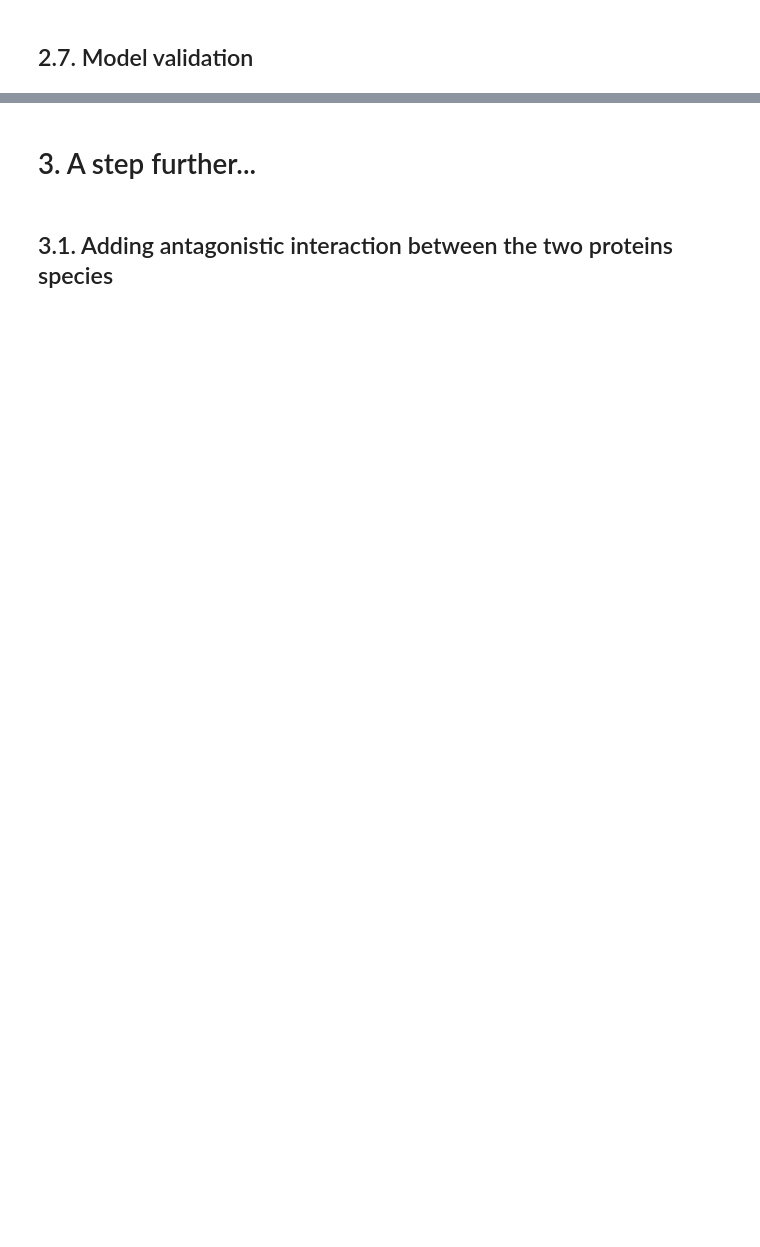
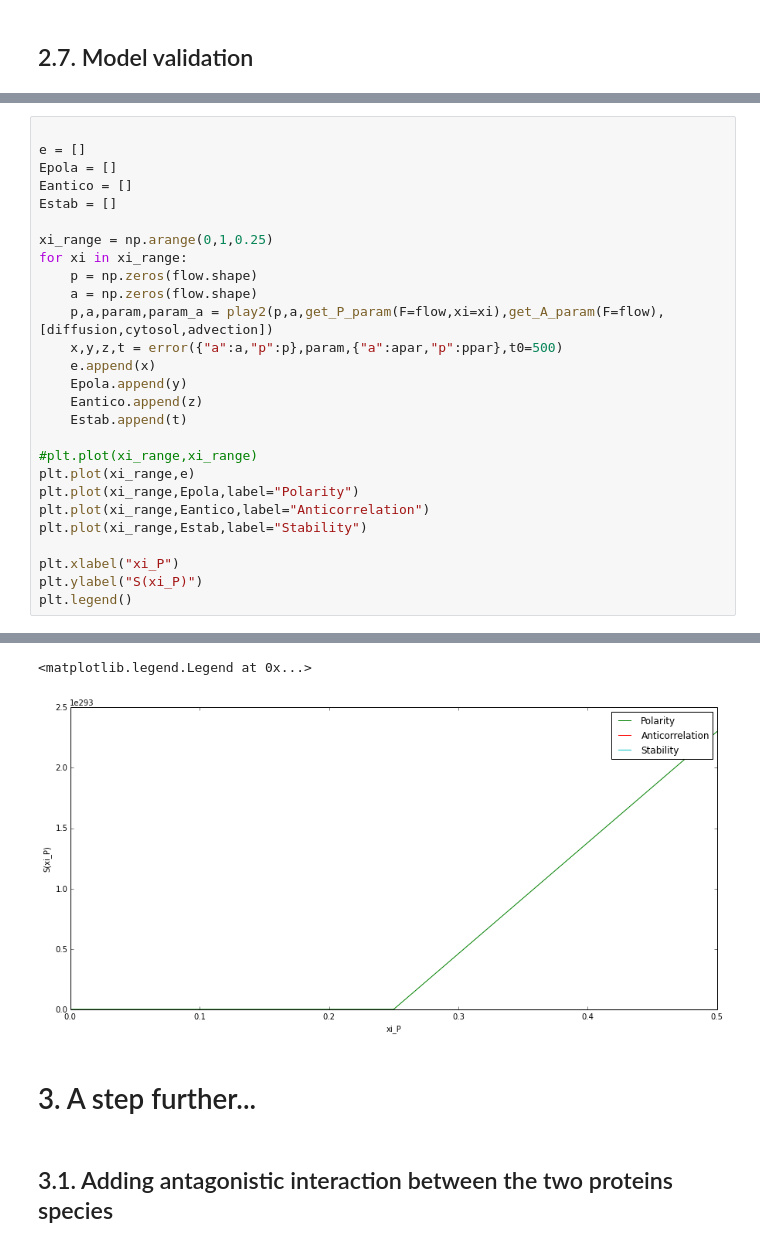
Before and after one commit to geeklhem/polarikss, a Jupyter notebook: model.ipynb, the cells around one changed output, grey strips where cells are left out. Saved outputs shown, nothing was run; the diff lists cells and outputs as text; blank space fills up the shorter version.

```diff
--- a/model.ipynb
+++ b/model.ipynb
@@ -533,0 +755,28 @@ Simulation of ['advection'], T=700 (dt=0.230338927279), L=134.6 (dx=2.103125)
+# %%
+
+e = []
+Epola = []
+Eantico = []
+Estab = []
+
+xi_range = np.arange(0,1,0.25)
+for xi in xi_range:
+    p = np.zeros(flow.shape)
+    a = np.zeros(flow.shape)
+    p,a,param,param_a = play2(p,a,get_P_param(F=flow,xi=xi),get_A_param(F=flow),[diffusion,cytosol,advection])
+    x,y,z,t = error({"a":a,"p":p},param,{"a":apar,"p":ppar},t0=500)
+    e.append(x)
+    Epola.append(y)
+    Eantico.append(z)
+    Estab.append(t)
+
+#plt.plot(xi_range,xi_range)
+plt.plot(xi_range,e)
+plt.plot(xi_range,Epola,label="Polarity")
+plt.plot(xi_range,Eantico,label="Anticorrelation")
+plt.plot(xi_range,Estab,label="Stability")
+
+plt.xlabel("xi_P")
+plt.ylabel("S(xi_P)")
+plt.legend()
+# %% [output]
@@ -534,3 +795,5 @@ Simulation of ['advection'], T=700 (dt=0.230338927279), L=134.6 (dx=2.103125)
+<matplotlib.legend.Legend at 0x...>
+[figure, added]
 # %% [markdown]
 # 3. A step further...
 # %% [markdown]
```
Also changed, not shown: parts of 32 cells of this notebook, 13 other files.
